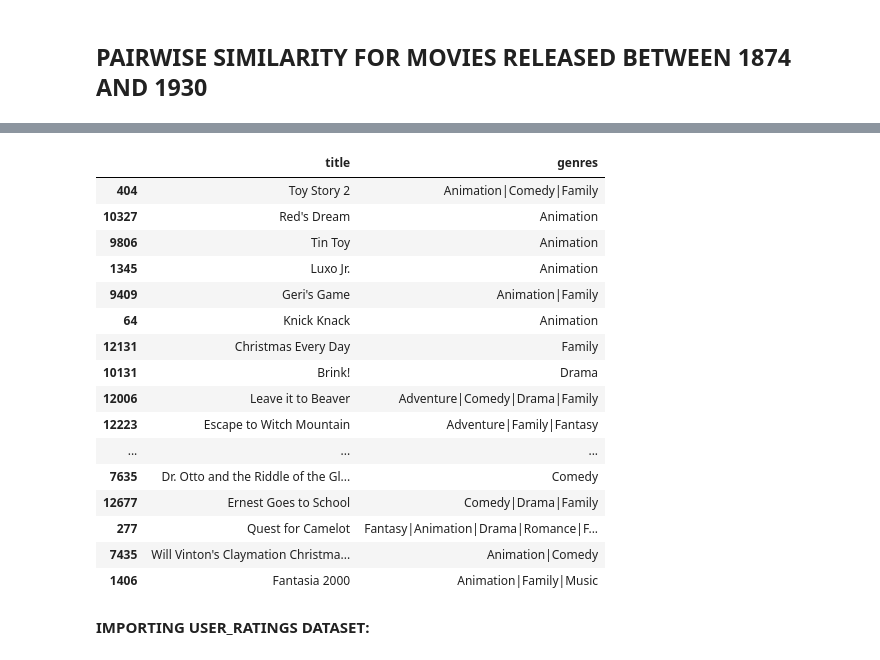
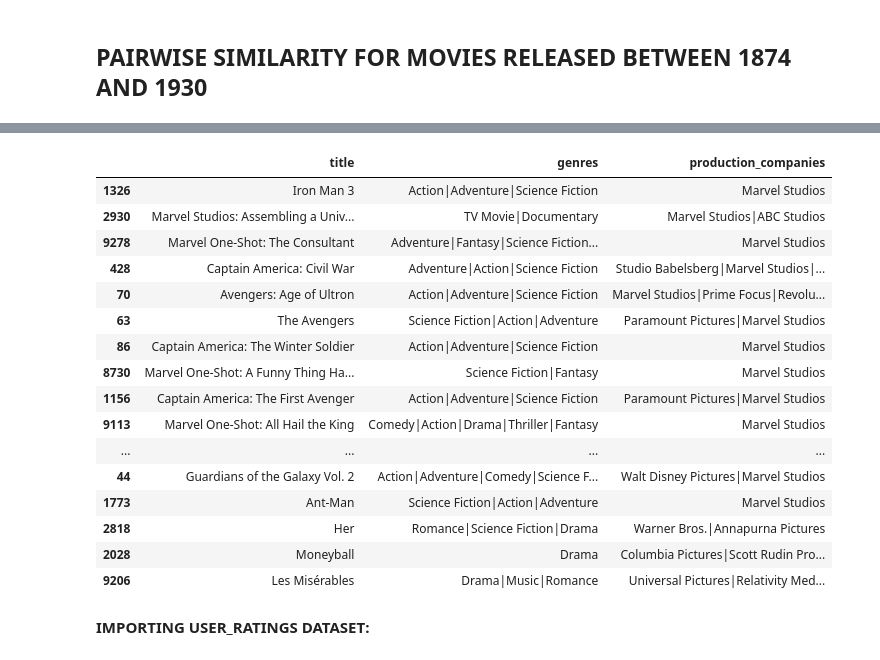
Before and after one commit to disha2sinha/Movie-Recommendation-System, a Jupyter notebook: Recommendation_System.ipynb, the cells around one changed output, grey strips where cells are left out. Saved outputs shown, nothing was run; the diff lists cells and outputs as text; code cells hidden in the pictures.

```diff
--- a/Recommendation_System.ipynb
+++ b/Recommendation_System.ipynb
@@ -427,10 +439,15 @@ def recommend(movie_title):
   index=-1
   cosine_sim=pd.DataFrame()
   movies=pd.DataFrame()
-  if release_year>='2000' and release_year<='2020':
-    cosine_sim=cosine_sim2000_2020
-    index=indices2000_2020[movie_title]
-    movies=movies2000_2020
+  if release_year>='2010' and release_year<='2020':
+    cosine_sim=cosine_sim2010_2020
+    index=indices2010_2020[movie_title]
+    movies=movies2010_2020
+  elif release_year>='2000' and release_year<='2010':
+    cosine_sim=cosine_sim2000_2010
+    index=indices2000_2010[movie_title]
+    movies=movies2000_2010
+
   elif release_year>='1970' and release_year<'2000':
     cosine_sim=cosine_sim1970_2000
     index=indices1970_2000[movie_title]
@@ -449,27 +466,30 @@ def recommend(movie_title):
   scores = sorted(scores, key=lambda x: x[1], reverse=True)
   scores = scores[1:21]
   movie_indices = [i[0] for i in scores]
-  return movies[['title','genres']].iloc[movie_indices]
+  for movie in movies['title'].iloc[movie_indices]:
+    if movie not in popular_movies['title'].to_list():
+      movies=movies[movies['title']!=movie]
+  return movies[['title','genres','production_companies']].iloc[movie_indices]
-# %%
-recommend('Toy Story')
-# %% [output]
-|  | title | genres |
-| 404 | Toy Story 2 | Animation|Comedy|Family |
-| 10327 | Red's Dream | Animation |
-| 9806 | Tin Toy | Animation |
-| 1345 | Luxo Jr. | Animation |
-| 9409 | Geri's Game | Animation|Family |
-| 64 | Knick Knack | Animation |
-| 12131 | Christmas Every Day | Family |
-| 10131 | Brink! | Drama |
-| 12006 | Leave it to Beaver | Adventure|Comedy|Drama|Family |
-| 12223 | Escape to Witch Mountain | Adventure|Family|Fantasy |
-| ... | ... | ... |
-| 7635 | Dr. Otto and the Riddle of the Gl... | Comedy |
-| 12677 | Ernest Goes to School | Comedy|Drama|Family |
-| 277 | Quest for Camelot | Fantasy|Animation|Drama|Romance|F... |
-| 7435 | Will Vinton's Claymation Christma... | Animation|Comedy |
-| 1406 | Fantasia 2000 | Animation|Family|Music |
+# %%
+recommend('Iron Man 2')
+# %% [output]
+|  | title | genres | production_companies |
+| 1326 | Iron Man 3 | Action|Adventure|Science Fiction | Marvel Studios |
+| 2930 | Marvel Studios: Assembling a Univ... | TV Movie|Documentary | Marvel Studios|ABC Studios |
+| 9278 | Marvel One-Shot: The Consultant | Adventure|Fantasy|Science Fiction... | Marvel Studios |
+| 428 | Captain America: Civil War | Adventure|Action|Science Fiction | Studio Babelsberg|Marvel Studios|... |
+| 70 | Avengers: Age of Ultron | Action|Adventure|Science Fiction | Marvel Studios|Prime Focus|Revolu... |
+| 63 | The Avengers | Science Fiction|Action|Adventure | Paramount Pictures|Marvel Studios |
+| 86 | Captain America: The Winter Soldier | Action|Adventure|Science Fiction | Marvel Studios |
+| 8730 | Marvel One-Shot: A Funny Thing Ha... | Science Fiction|Fantasy | Marvel Studios |
+| 1156 | Captain America: The First Avenger | Action|Adventure|Science Fiction | Paramount Pictures|Marvel Studios |
+| 9113 | Marvel One-Shot: All Hail the King | Comedy|Action|Drama|Thriller|Fantasy | Marvel Studios |
+| ... | ... | ... | ... |
+| 44 | Guardians of the Galaxy Vol. 2 | Action|Adventure|Comedy|Science F... | Walt Disney Pictures|Marvel Studios |
+| 1773 | Ant-Man | Science Fiction|Action|Adventure | Marvel Studios |
+| 2818 | Her | Romance|Science Fiction|Drama | Warner Bros.|Annapurna Pictures |
+| 2028 | Moneyball | Drama | Columbia Pictures|Scott Rudin Pro... |
+| 9206 | Les Misérables | Drama|Music|Romance | Universal Pictures|Relativity Med... |
 # %% [markdown]
 **IMPORTING USER_RATINGS DATASET:**
 # %%
```
Also changed, not shown: parts of 13 cells of this notebook.
